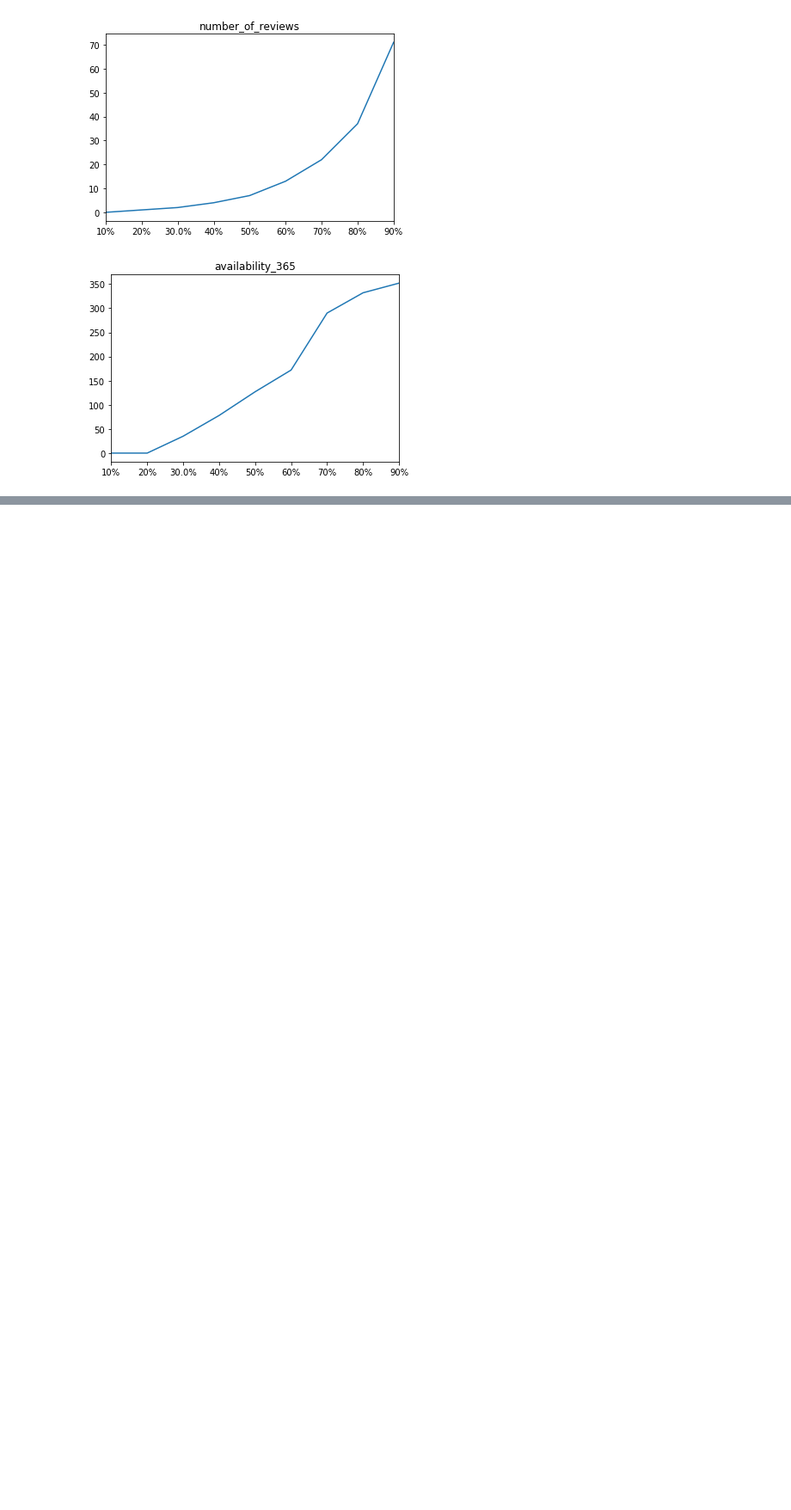
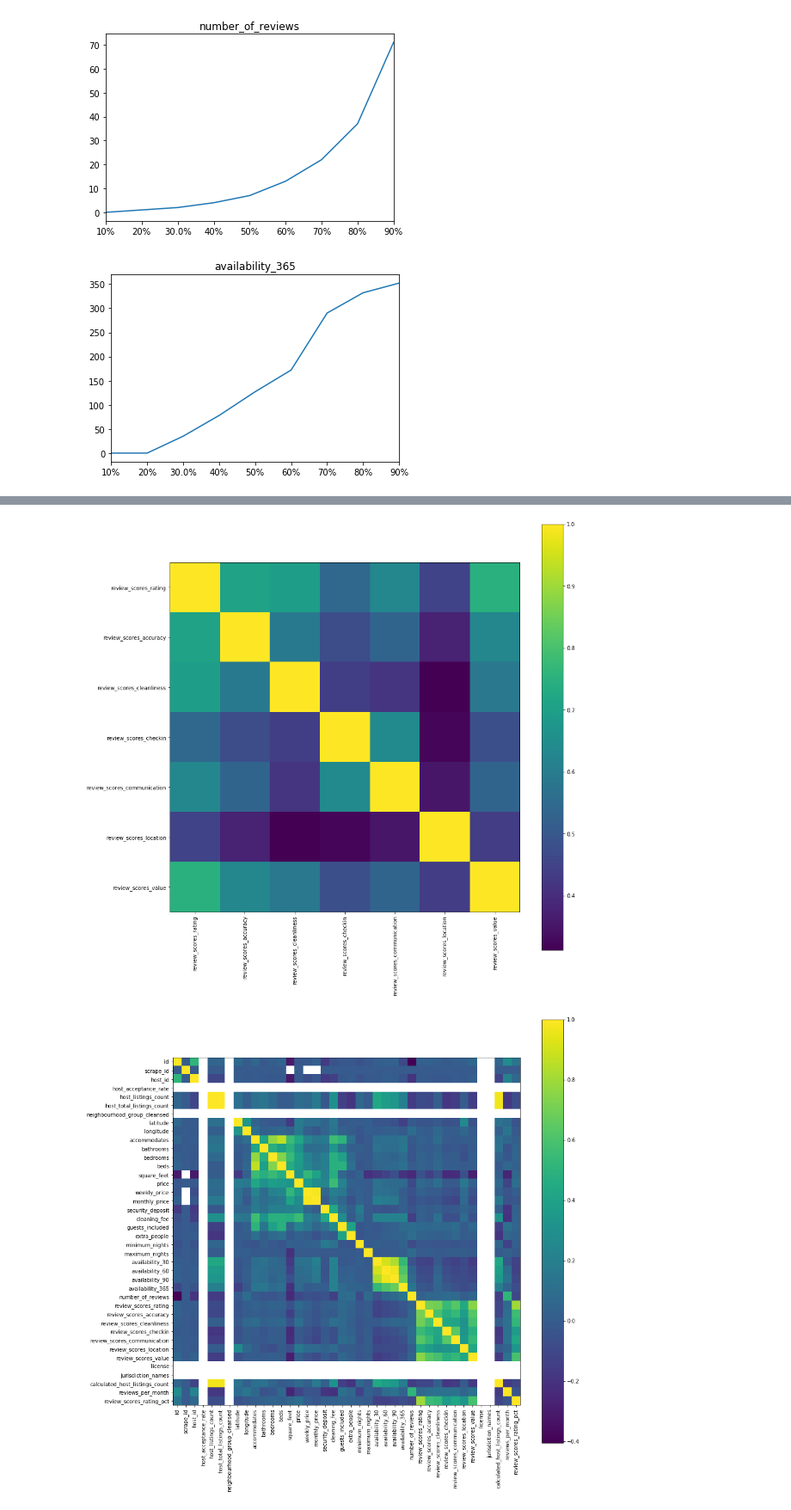
Before and after one commit to moranse/20171104-MichiganDatathon, a Jupyter notebook: notebook/bradley.ipynb, the cells around one changed output, grey strips where cells are left out. Shown at 86% size. Drawn from its saved outputs; the diff is of its cells as text; code cells hidden in the pictures; blank space fills up the shorter version.

```diff
--- a/notebook/bradley.ipynb
+++ b/notebook/bradley.ipynb
@@ -146,0 +166,24 @@ for pair in combinations(corr_vars, 2):
+# %%
+ratings_df = listings.loc[:, ['review_scores_rating', 'review_scores_accuracy', 'review_scores_cleanliness',
+                              'review_scores_checkin', 'review_scores_communication', 'review_scores_location',
+                              'review_scores_value']]
+# %%
+def labeled_corr(dfcorr):
+    fig = plt.figure(figsize=(15,15))
+    ax = fig.add_subplot(111)
+    cax = ax.imshow(dfcorr)
+    ax.set_xticks(range(len(dfcorr.columns)))
+    ax.set_yticks(range(len(dfcorr.columns)))
+    labels = [item.get_text() for item in ax.get_xticklabels()]
+    for i in range(len(dfcorr.columns)):
+        labels[i] = dfcorr.columns[i]
+
+    ax.set_xticklabels(labels, rotation='vertical')
+    ax.set_yticklabels(labels)
+    cbar = fig.colorbar(cax)
+# %%
+labeled_corr(ratings_df.corr())
+labeled_corr(listings.corr())
+# %% [output]
+[figure, added]
+[figure, added]
```
Also changed, not shown: parts of 5 cells of this notebook.
